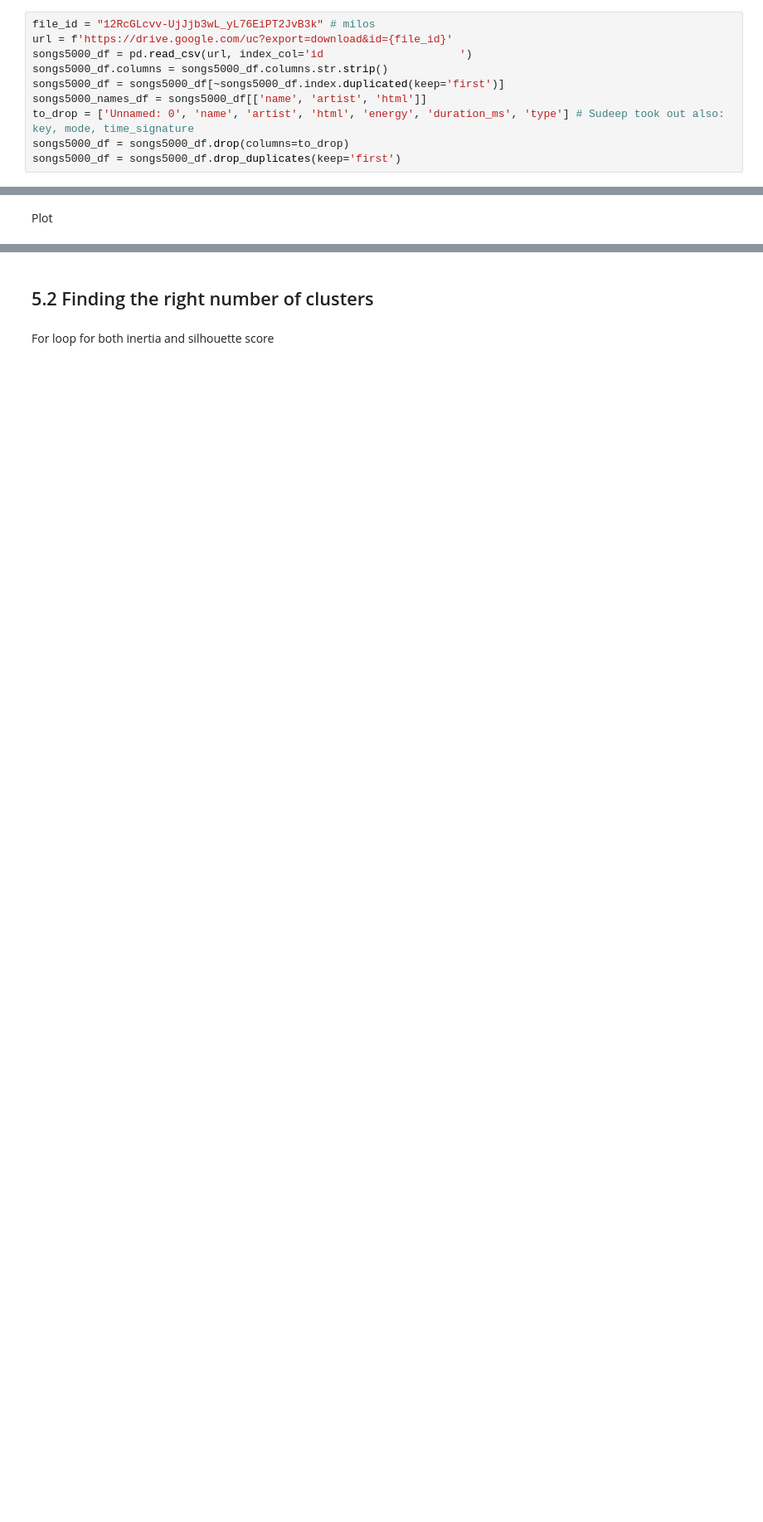
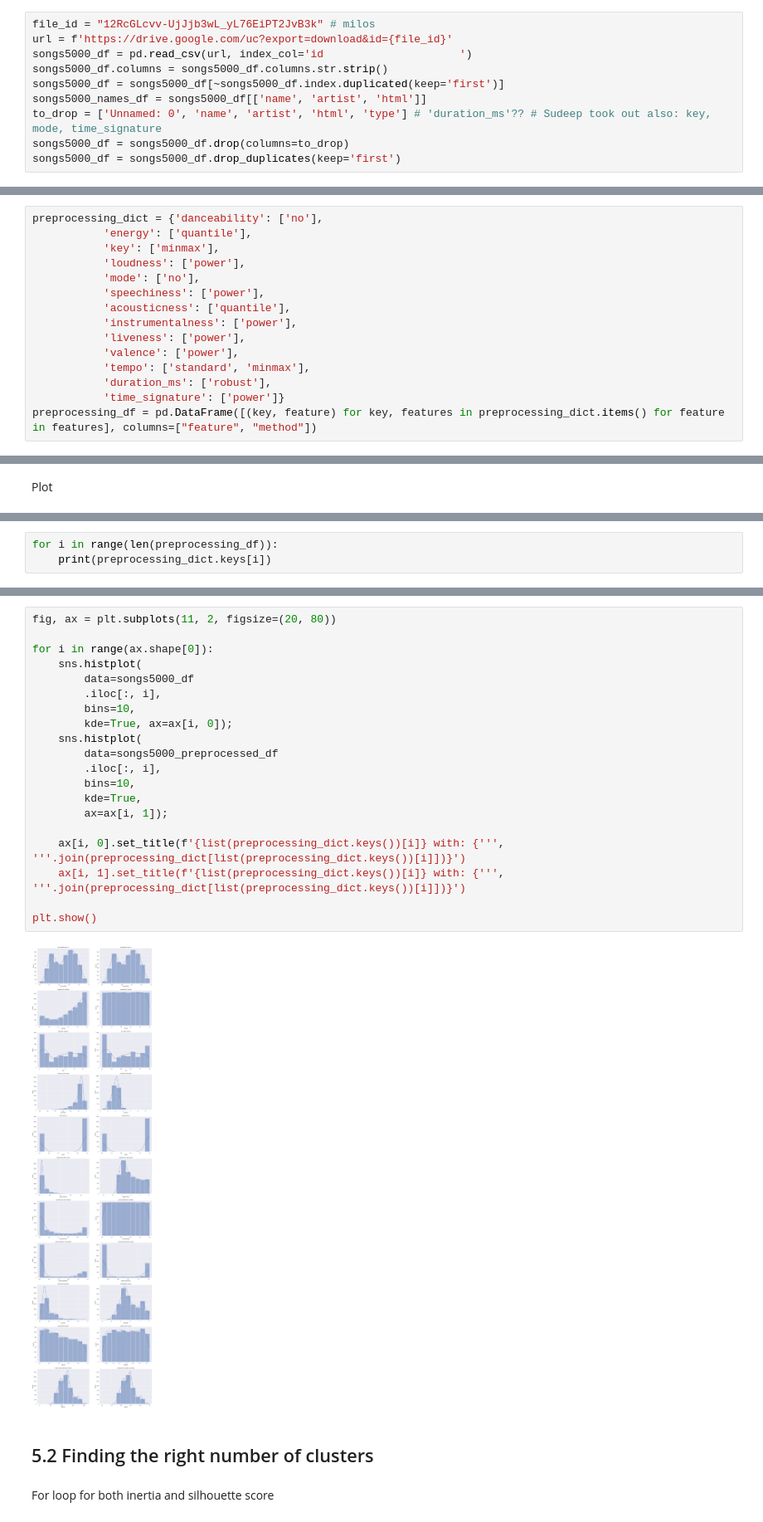
Before and after one commit to gastan81/unsupervised-ml, a Jupyter notebook: 3_analysing_k_means__choosing_k.ipynb, the cells around one changed output, grey strips where cells are left out. Shown at 83% size. Cells and saved outputs as stored; diff of their text form; blank space fills up the shorter version.

Commit message:
Changing of preprocessing, added for-loop.

```diff
--- a/3_analysing_k_means__choosing_k.ipynb
+++ b/3_analysing_k_means__choosing_k.ipynb
@@ -284,7 +284,7 @@ songs5000_df = pd.read_csv(url, index_col='id                     ')
 songs5000_df.columns = songs5000_df.columns.str.strip()
 songs5000_df = songs5000_df[~songs5000_df.index.duplicated(keep='first')]
 songs5000_names_df = songs5000_df[['name', 'artist', 'html']]
-to_drop = ['Unnamed: 0', 'name', 'artist', 'html', 'energy', 'duration_ms', 'type'] # Sudeep took out also: key, mode, time_signature
+to_drop = ['Unnamed: 0', 'name', 'artist', 'html', 'type'] # 'duration_ms'?? # Sudeep took out also: key, mode, time_signature
 songs5000_df = songs5000_df.drop(columns=to_drop)
 songs5000_df = songs5000_df.drop_duplicates(keep='first')
 # %% [markdown]
@@ -299,0 +292,15 @@ Scaling and transforming
+# %%
+preprocessing_dict = {'danceability': ['no'],
+           'energy': ['quantile'],
+           'key': ['minmax'],
+           'loudness': ['power'],
+           'mode': ['no'],
+           'speechiness': ['power'],
+           'acousticness': ['quantile'],
+           'instrumentalness': ['power'],
+           'liveness': ['power'],
+           'valence': ['power'],
+           'tempo': ['standard', 'minmax'],
+           'duration_ms': ['robust'],
+           'time_signature': ['power']}
+preprocessing_df = pd.DataFrame([(key, feature) for key, features in preprocessing_dict.items() for feature in features], columns=["feature", "method"])
@@ -357,0 +368,3 @@ plt.show()
+# %%
+for i in range(len(preprocessing_df)):
+    print(preprocessing_dict.keys[i])
@@ -358,3 +386,25 @@ plt.show()
+# %%
+fig, ax = plt.subplots(11, 2, figsize=(20, 80))
+
+for i in range(ax.shape[0]):
+    sns.histplot(
+        data=songs5000_df
+        .iloc[:, i],
+        bins=10,
+        kde=True, ax=ax[i, 0]);
+    sns.histplot(
+        data=songs5000_preprocessed_df
+        .iloc[:, i],
+        bins=10,
+        kde=True,
+        ax=ax[i, 1]);
+
+    ax[i, 0].set_title(f'{list(preprocessing_dict.keys())[i]} with: {''', '''.join(preprocessing_dict[list(preprocessing_dict.keys())[i]])}')
+    ax[i, 1].set_title(f'{list(preprocessing_dict.keys())[i]} with: {''', '''.join(preprocessing_dict[list(preprocessing_dict.keys())[i]])}')
+
+plt.show()
+# %% [output]
+[figure, added]
 # %% [markdown]
 ## 5.2 Finding the right number of clusters
 # %% [markdown]
```
Also changed, not shown: parts of 11 cells of this notebook.
